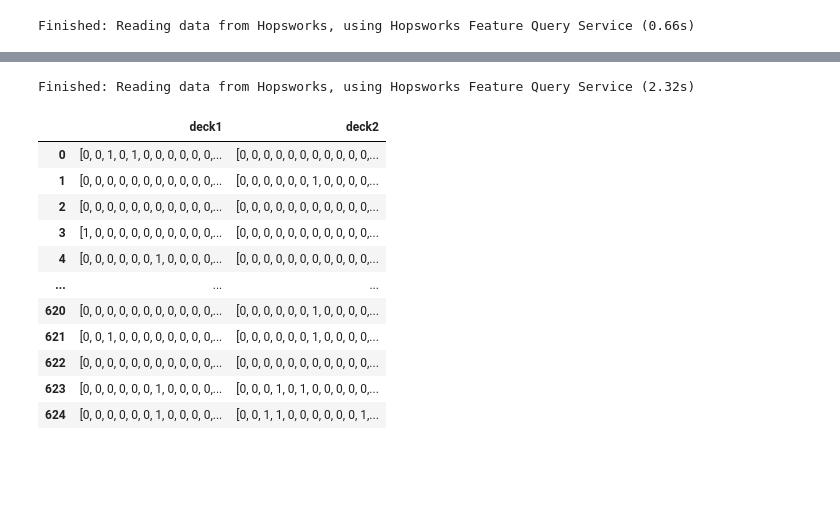
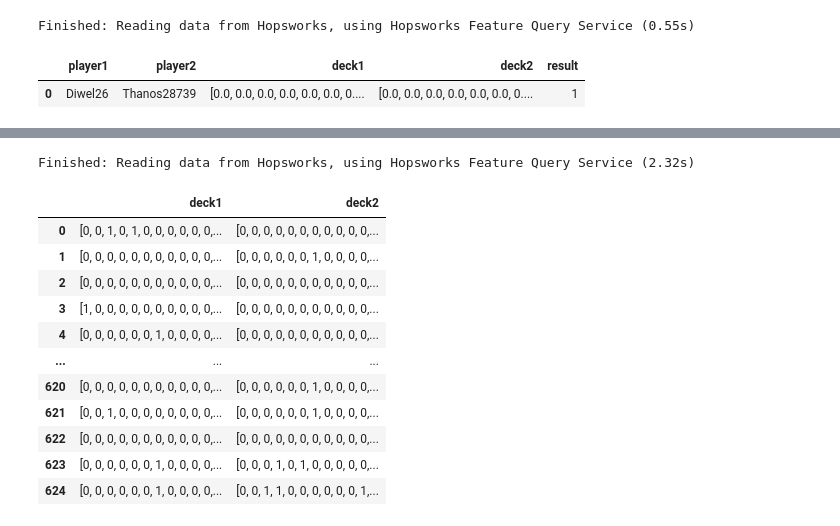
Before and after one commit to Grandediw/Clash-Royale-Project, a Jupyter notebook: notebooks/3_clash_royale_training_pipeline.ipynb, the cells around one changed output, grey strips where cells are left out. Cells and saved outputs as stored; diff of their text form; code cells hidden in the pictures; blank space fills up the shorter version.

```diff
--- a/notebooks/3_clash_royale_training_pipeline.ipynb
+++ b/notebooks/3_clash_royale_training_pipeline.ipynb
@@ -44,7 +44,10 @@ Finished: Reading data from Hopsworks, using Hopsworks Feature Query Service (0.
 # %%
 dfstats = player_stats_fg.read()
+dfstats
 # %% [output]
-Finished: Reading data from Hopsworks, using Hopsworks Feature Query Service (0.66s)
+Finished: Reading data from Hopsworks, using Hopsworks Feature Query Service (0.55s)
+|  | player1 | player2 | deck1 | deck2 | result |
+| 0 | Diwel26 | Thanos28739 | [0.0, 0.0, 0.0, 0.0, 0.0, 0.0, 0.... | [0.0, 0.0, 0.0, 0.0, 0.0, 0.0, 0.... | 1 |
 # %%
 dfdata = game_events_fg.read()
 dfdata
```
Also changed, not shown: parts of 3 cells of this notebook, 1 other file.
